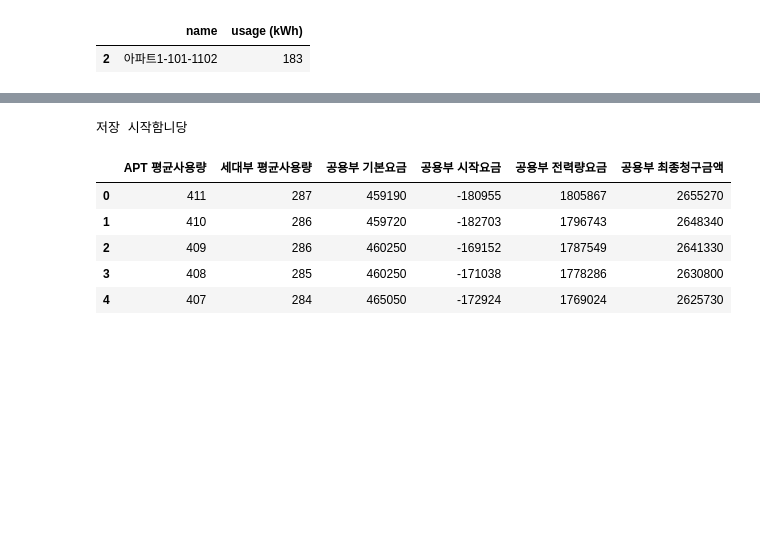
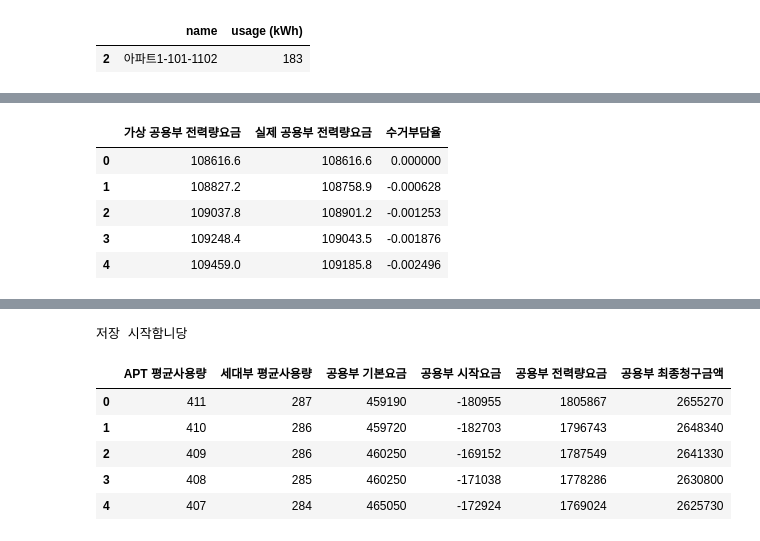
Before and after one commit to formegusto/what-is-public-fee, a Jupyter notebook: 전기를 아꼈을 때, 공동설비요금이 감소할까? (형평성의 문제에 대하여).ipynb, the cells around one changed output, grey strips where cells are left out. Cells and saved outputs as stored; diff of their text form; code cells hidden in the pictures; blank space fills up the shorter version.

```diff
--- a/전기를 아꼈을 때, 공동설비요금이 감소할까? (형평성의 문제에 대하여).ipynb
+++ b/전기를 아꼈을 때, 공동설비요금이 감소할까? (형평성의 문제에 대하여).ipynb
@@ -100,0 +203,15 @@ target
+# %%
+col_df = pd.DataFrame(columns=['가상 공용부 전력량요금', '실제 공용부 전력량요금', '수거부담율'])
+
+col_df['가상 공용부 전력량요금'] = col_v_public_mem
+col_df['실제 공용부 전력량요금'] = col_public_mem
+col_df['수거부담율'] = (col_public_mem / col_v_public_mem) - 1
+
+col_df.head()
+# %% [output]
+|  | 가상 공용부 전력량요금 | 실제 공용부 전력량요금 | 수거부담율 |
+| 0 | 108616.6 | 108616.6 | 0.000000 |
+| 1 | 108827.2 | 108758.9 | -0.000628 |
+| 2 | 109037.8 | 108901.2 | -0.001253 |
+| 3 | 109248.4 | 109043.5 | -0.001876 |
+| 4 | 109459.0 | 109185.8 | -0.002496 |
```
Also changed, not shown: parts of 11 cells of this notebook.
